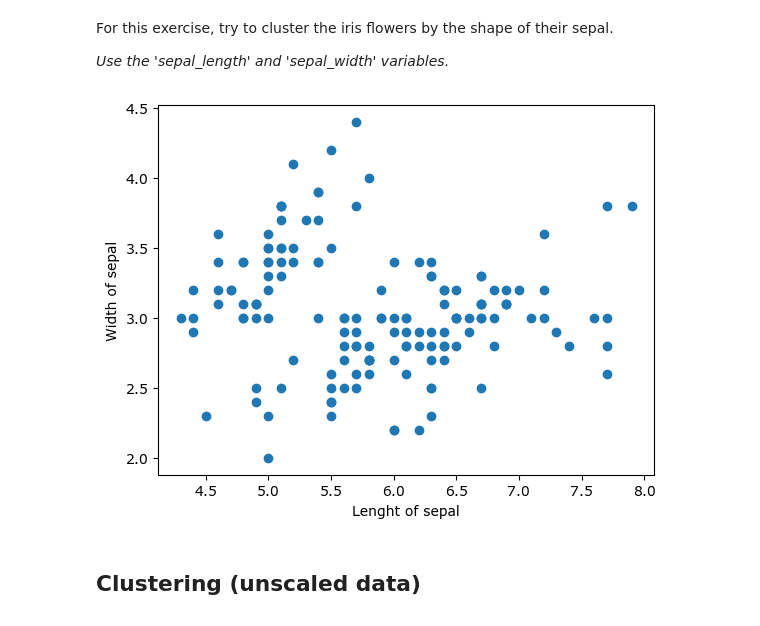
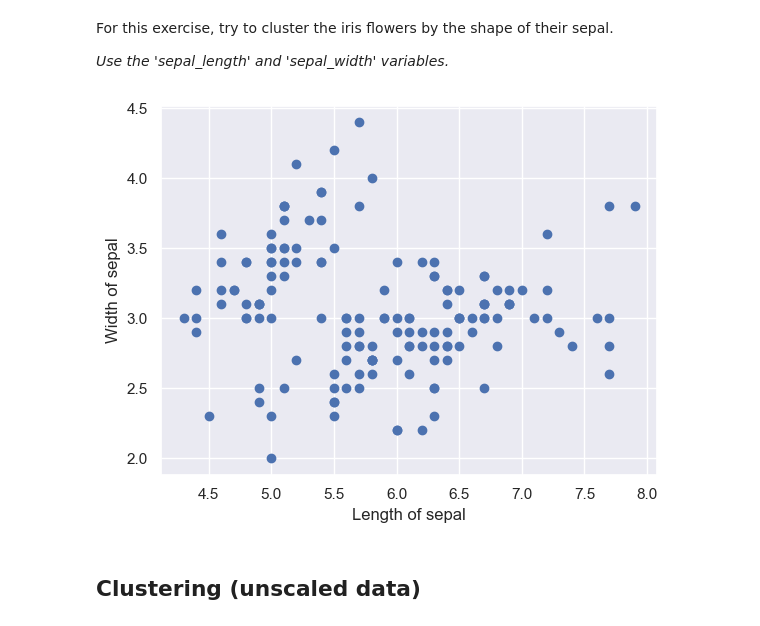
Before and after one commit to J-M-Bell/DataScienceBootcamp, a Jupyter notebook: Advanced Statistical Methods Exercises /Cluster Analysis/2SpeciesSegmentationWithClusterAnalysisExercise.ipynb, the cells around one changed output. Cells and saved outputs as stored; diff of their text form; code cells hidden in the pictures.

```diff
--- a/Advanced Statistical Methods Exercises /Cluster Analysis/2SpeciesSegmentationWithClusterAnalysisExercise.ipynb
+++ b/Advanced Statistical Methods Exercises /Cluster Analysis/2SpeciesSegmentationWithClusterAnalysisExercise.ipynb
@@ -20,8 +20,8 @@ Finally, import the CSV with the correct answers (iris_with_answers.csv) and che
 import numpy as np
 import pandas as pd
 import matplotlib.pyplot as plt
-#import seaborn as sns
-#sns.set()
+import seaborn as sns
+sns.set()
 from sklearn.cluster import KMeans
 # %% [markdown]
 ## Load the data
@@ -55,12 +55,12 @@ For this exercise, try to cluster the iris flowers by the shape of their sepal.
 # %%
 # create a scatter plot based on two corresponding features (sepal_length and sepal_width; OR petal_length and petal_width)
 plt.scatter(data['sepal_length'],data['sepal_width'])
 # name your axes
-plt.xlabel('Lenght of sepal')
+plt.xlabel('Length of sepal')
 plt.ylabel('Width of sepal')
 plt.show()
 # %% [output]
-[figure, old version]
+[figure, new version]
 # %% [markdown]
 ## Clustering (unscaled data)
 # %%
```
Also changed, not shown: parts of 11 cells of this notebook.
